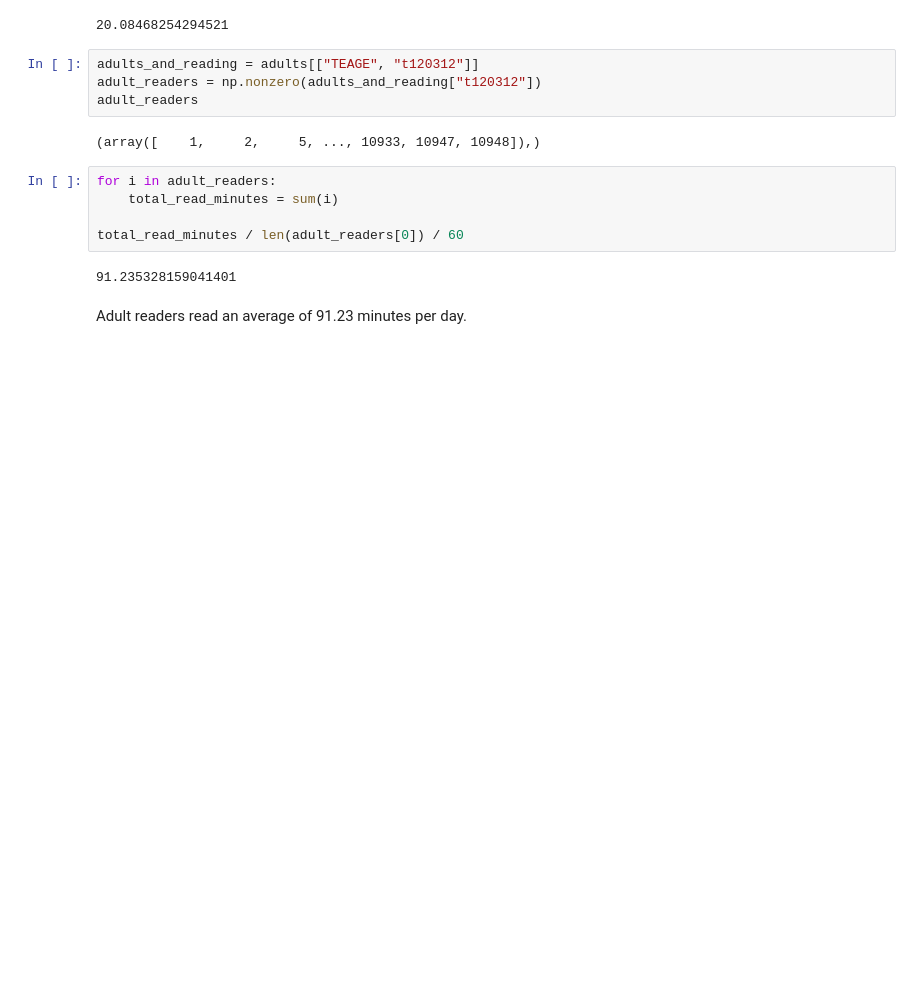
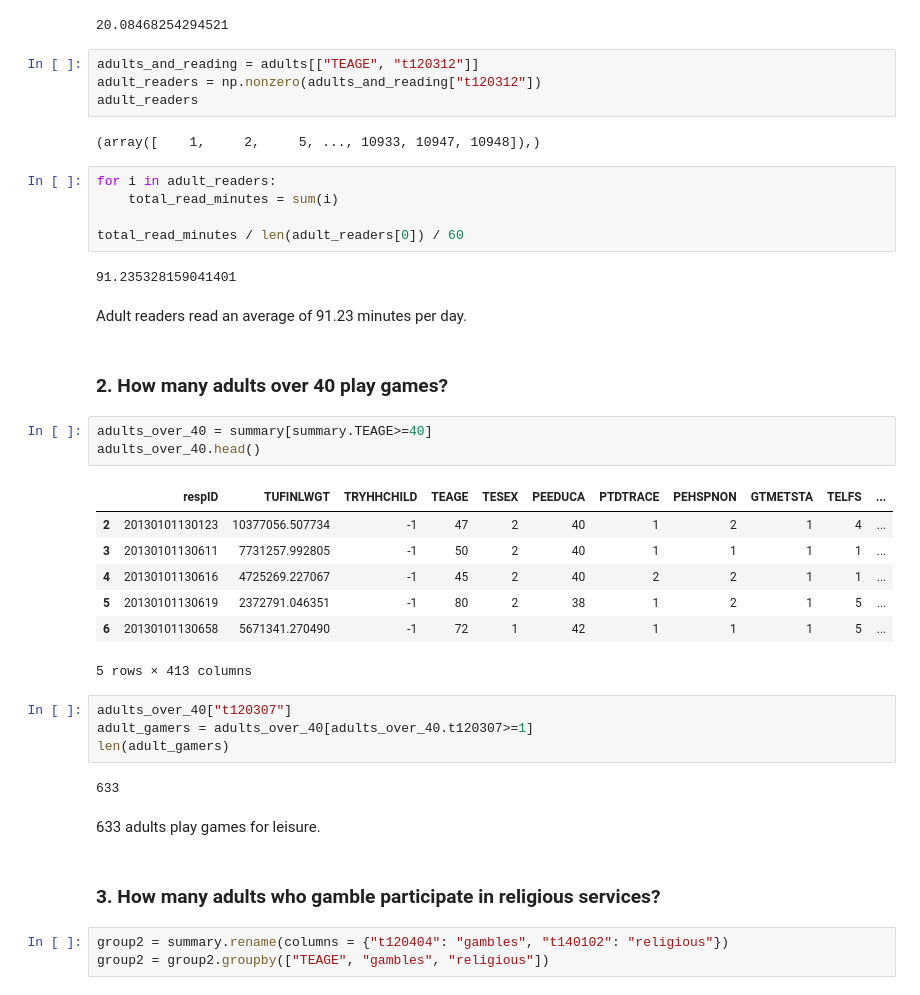
Before and after one commit to tiyd-python-2015-01/atus-analysis, a Jupyter notebook: Atus Homework.ipynb, the cells around one changed output. Drawn from its saved outputs; the diff is of its cells as text; blank space fills up the shorter version.

```diff
--- a/Atus Homework.ipynb
+++ b/Atus Homework.ipynb
@@ -133,3 +130,29 @@ total_read_minutes / len(adult_readers[0]) / 60
 91.235328159041401
 # %% [markdown]
 Adult readers read an average of 91.23 minutes per day.
+# %% [markdown]
+### 2. How many adults over 40 play games?
+# %%
+adults_over_40 = summary[summary.TEAGE>=40]
+adults_over_40.head()
+# %% [output]
+|  | respID | TUFINLWGT | TRYHHCHILD | TEAGE | TESEX | PEEDUCA | PTDTRACE | PEHSPNON | GTMETSTA | TELFS | ... |
+| 2 | 20130101130123 | 10377056.507734 | -1 | 47 | 2 | 40 | 1 | 2 | 1 | 4 | ... |
+| 3 | 20130101130611 | 7731257.992805 | -1 | 50 | 2 | 40 | 1 | 1 | 1 | 1 | ... |
+| 4 | 20130101130616 | 4725269.227067 | -1 | 45 | 2 | 40 | 2 | 2 | 1 | 1 | ... |
+| 5 | 20130101130619 | 2372791.046351 | -1 | 80 | 2 | 38 | 1 | 2 | 1 | 5 | ... |
+| 6 | 20130101130658 | 5671341.270490 | -1 | 72 | 1 | 42 | 1 | 1 | 1 | 5 | ... |
+5 rows × 413 columns
+# %%
+adults_over_40["t120307"]
+adult_gamers = adults_over_40[adults_over_40.t120307>=1]
+len(adult_gamers)
+# %% [output]
+633
+# %% [markdown]
+633 adults play games for leisure.
+# %% [markdown]
+### 3. How many adults who gamble participate in religious services?
+# %%
+group2 = summary.rename(columns = {"t120404": "gambles", "t140102": "religious"})
+group2 = group2.groupby(["TEAGE", "gambles", "religious"])
```
Also changed, not shown: parts of 4 cells of this notebook.
